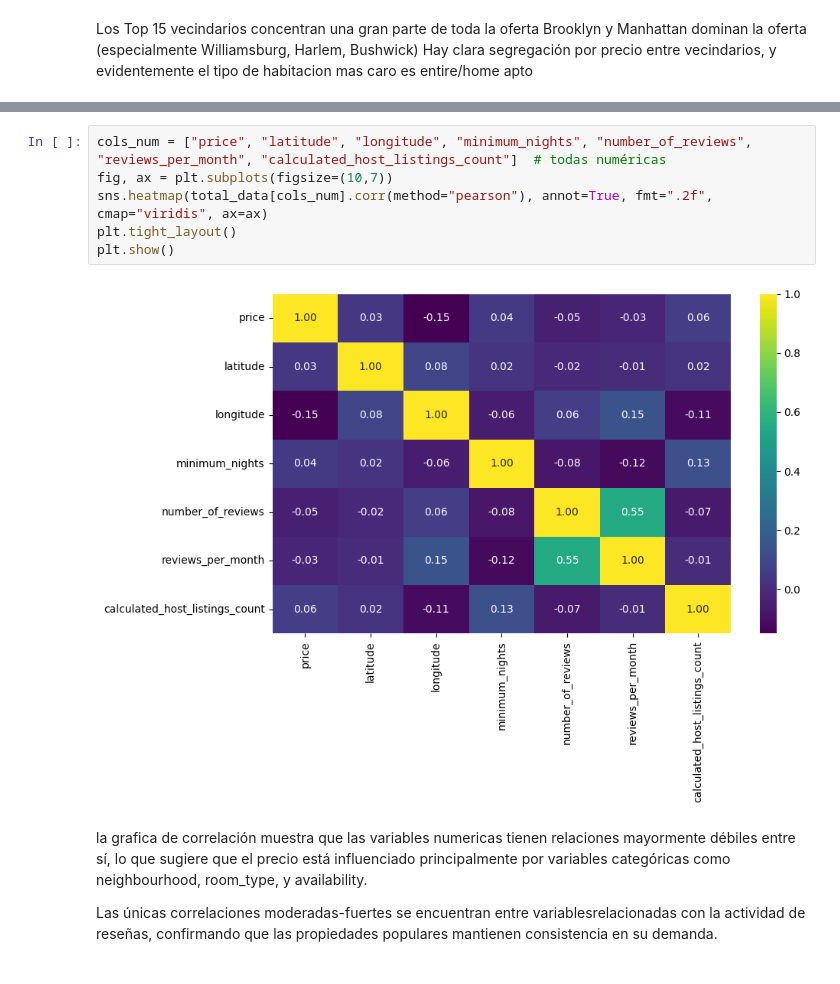
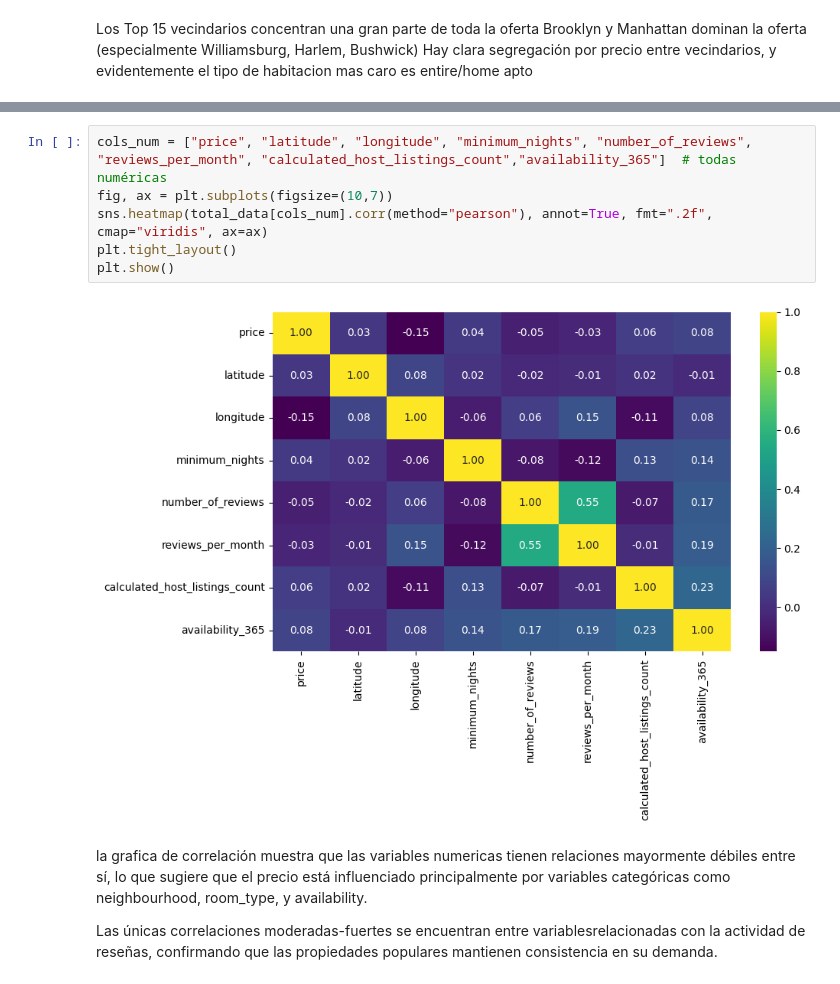
Before and after one commit to correaliesel138-a11y/Final_project_LR_Turbo, a Jupyter notebook: src/1_ds_pt-22_EDA_airbnb.ipynb, the cells around one changed output, grey strips where cells are left out. Cells and saved outputs as stored; diff of their text form.

```diff
--- a/src/1_ds_pt-22_EDA_airbnb.ipynb
+++ b/src/1_ds_pt-22_EDA_airbnb.ipynb
@@ -472,11 +492,11 @@ Hay clara segregación por precio entre vecindarios, y evidentemente el tipo de
 # %%
-cols_num = ["price", "latitude", "longitude", "minimum_nights", "number_of_reviews", "reviews_per_month", "calculated_host_listings_count"]  # todas numéricas
+cols_num = ["price", "latitude", "longitude", "minimum_nights", "number_of_reviews", "reviews_per_month", "calculated_host_listings_count","availability_365"]  # todas numéricas
 fig, ax = plt.subplots(figsize=(10,7))
 sns.heatmap(total_data[cols_num].corr(method="pearson"), annot=True, fmt=".2f", cmap="viridis", ax=ax)
 plt.tight_layout()
 plt.show()
 # %% [output]
-[figure, old version]
+[figure, new version]
 # %% [markdown]
 la grafica de correlación muestra que las variables numericas tienen relaciones mayormente débiles entre sí, lo que sugiere que el precio está influenciado principalmente por variables
 categóricas como neighbourhood, room_type, y availability.
```
Also changed, not shown: parts of 34 cells of this notebook, 2 other files.
